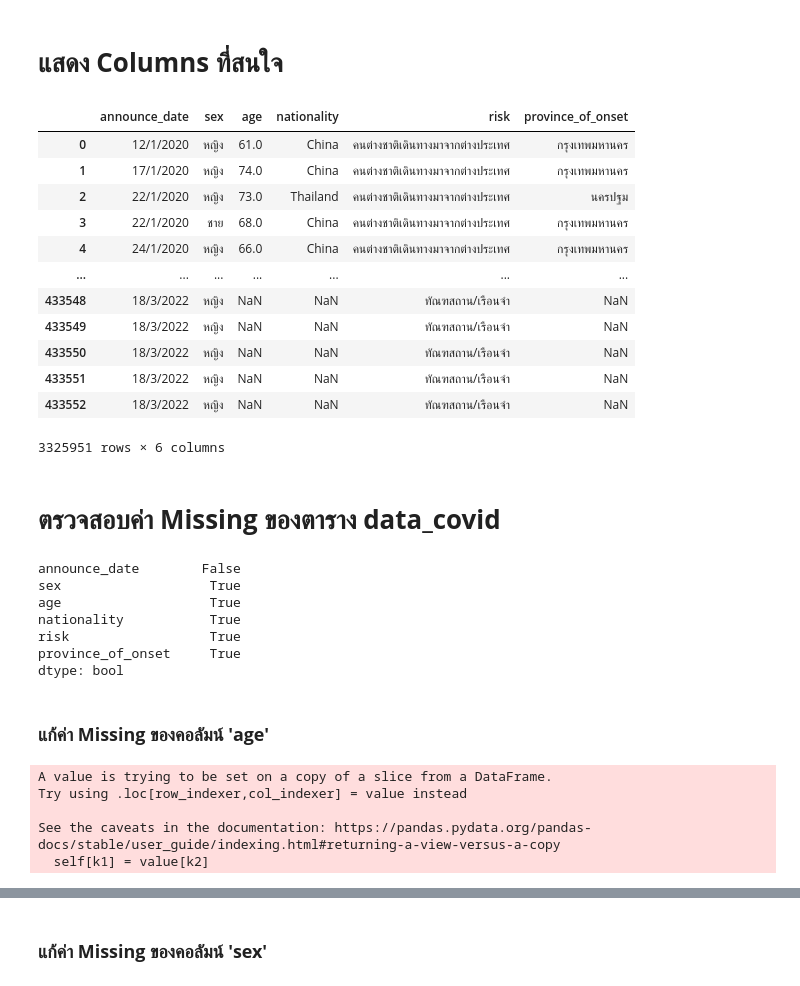
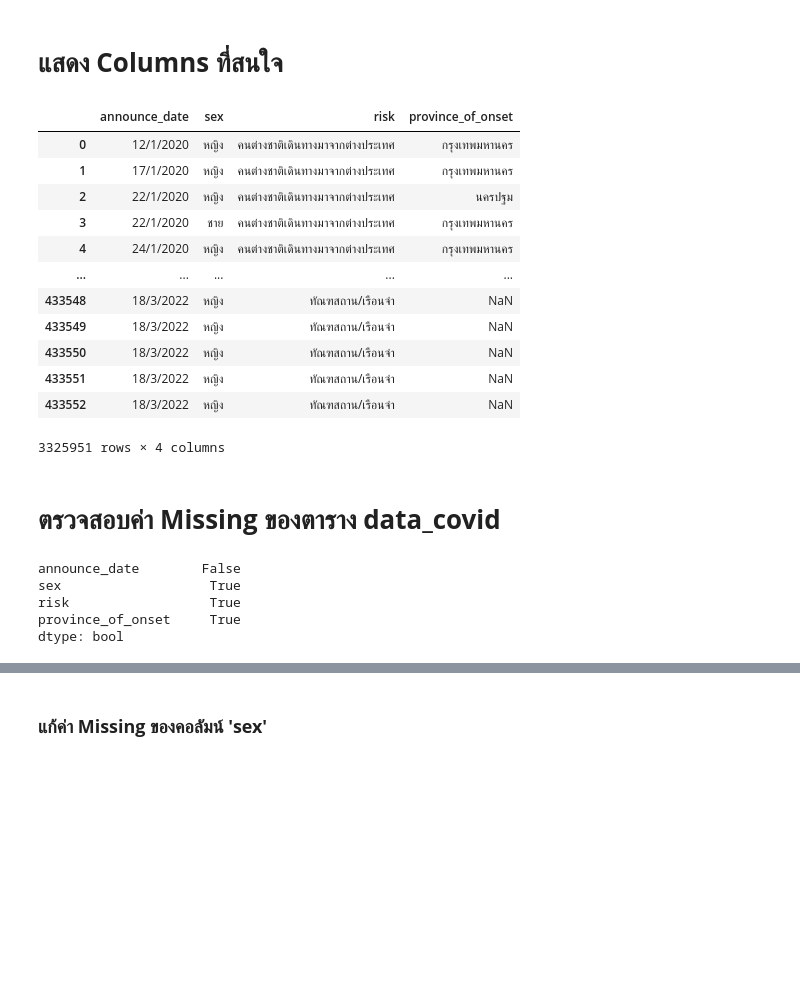
Before and after one commit to Wikanda-Hongboonmee/data_viz_2022, a Jupyter notebook: Project_DataViz.ipynb, the cells around one changed output, grey strips where cells are left out. Saved outputs shown, nothing was run; the diff lists cells and outputs as text; code cells hidden in the pictures; blank space fills up the shorter version.

```diff
--- a/Project_DataViz.ipynb
+++ b/Project_DataViz.ipynb
@@ -126,22 +166,22 @@ data_covid
 # %% [markdown]
 # **แสดง Columns ที่สนใจ**
 # %%
-data_covid = data_covid[['announce_date','sex','age','nationality','risk','province_of_onset']]
+data_covid = data_covid[['announce_date','sex','risk','province_of_onset']]
 data_covid
 # %% [output]
-|  | announce_date | sex | age | nationality | risk | province_of_onset |
-| 0 | 12/1/2020 | หญิง | 61.0 | China | คนต่างชาติเดินทางมาจากต่างประเทศ | กรุงเทพมหานคร |
-| 1 | 17/1/2020 | หญิง | 74.0 | China | คนต่างชาติเดินทางมาจากต่างประเทศ | กรุงเทพมหานคร |
-| 2 | 22/1/2020 | หญิง | 73.0 | Thailand | คนต่างชาติเดินทางมาจากต่างประเทศ | นครปฐม |
-| 3 | 22/1/2020 | ชาย | 68.0 | China | คนต่างชาติเดินทางมาจากต่างประเทศ | กรุงเทพมหานคร |
-| 4 | 24/1/2020 | หญิง | 66.0 | China | คนต่างชาติเดินทางมาจากต่างประเทศ | กรุงเทพมหานคร |
-| ... | ... | ... | ... | ... | ... | ... |
-| 433548 | 18/3/2022 | หญิง | NaN | NaN | ทัณฑสถาน/เรือนจำ | NaN |
-| 433549 | 18/3/2022 | หญิง | NaN | NaN | ทัณฑสถาน/เรือนจำ | NaN |
-| 433550 | 18/3/2022 | หญิง | NaN | NaN | ทัณฑสถาน/เรือนจำ | NaN |
-| 433551 | 18/3/2022 | หญิง | NaN | NaN | ทัณฑสถาน/เรือนจำ | NaN |
-| 433552 | 18/3/2022 | หญิง | NaN | NaN | ทัณฑสถาน/เรือนจำ | NaN |
+|  | announce_date | sex | risk | province_of_onset |
+| 0 | 12/1/2020 | หญิง | คนต่างชาติเดินทางมาจากต่างประเทศ | กรุงเทพมหานคร |
+| 1 | 17/1/2020 | หญิง | คนต่างชาติเดินทางมาจากต่างประเทศ | กรุงเทพมหานคร |
+| 2 | 22/1/2020 | หญิง | คนต่างชาติเดินทางมาจากต่างประเทศ | นครปฐม |
+| 3 | 22/1/2020 | ชาย | คนต่างชาติเดินทางมาจากต่างประเทศ | กรุงเทพมหานคร |
+| 4 | 24/1/2020 | หญิง | คนต่างชาติเดินทางมาจากต่างประเทศ | กรุงเทพมหานคร |
+| ... | ... | ... | ... | ... |
+| 433548 | 18/3/2022 | หญิง | ทัณฑสถาน/เรือนจำ | NaN |
+| 433549 | 18/3/2022 | หญิง | ทัณฑสถาน/เรือนจำ | NaN |
+| 433550 | 18/3/2022 | หญิง | ทัณฑสถาน/เรือนจำ | NaN |
+| 433551 | 18/3/2022 | หญิง | ทัณฑสถาน/เรือนจำ | NaN |
+| 433552 | 18/3/2022 | หญิง | ทัณฑสถาน/เรือนจำ | NaN |
-3325951 rows × 6 columns
+3325951 rows × 4 columns
 # %% [markdown]
 # **ตรวจสอบค่า Missing ของตาราง data_covid**
 # %%
@@ -149,21 +189,6 @@ data_covid.isnull().any() # ดูว่าคอลัมน์ไหนมี
 # %% [output]
 announce_date        False
 sex                   True
-age                   True
-nationality           True
 risk                  True
 province_of_onset     True
 dtype: bool
-# %% [markdown]
-### **แก้ค่า Missing ของคอลัมน์ 'age'**
-# %%
-# แทนค่า Missing ของคอลัมน์ 'age' ด้วยค่า mean ของ 'age'
-data_covid[['age']].mean()
-avg_age = data_covid[['age']].mean()
-data_covid[['age']] = data_covid[['age']].fillna(avg_age)   # แทนค่าเฉลี่ยของอายุลงไปในค่าว่าง
-# %% [output]
-A value is trying to be set on a copy of a slice from a DataFrame.
-Try using .loc[row_indexer,col_indexer] = value instead
-
-See the caveats in the documentation: https://pandas.pydata.org/pandas-docs/stable/user_guide/indexing.html#returning-a-view-versus-a-copy
-  self[k1] = value[k2]
```
Also changed, not shown: parts of 53 cells of this notebook.
